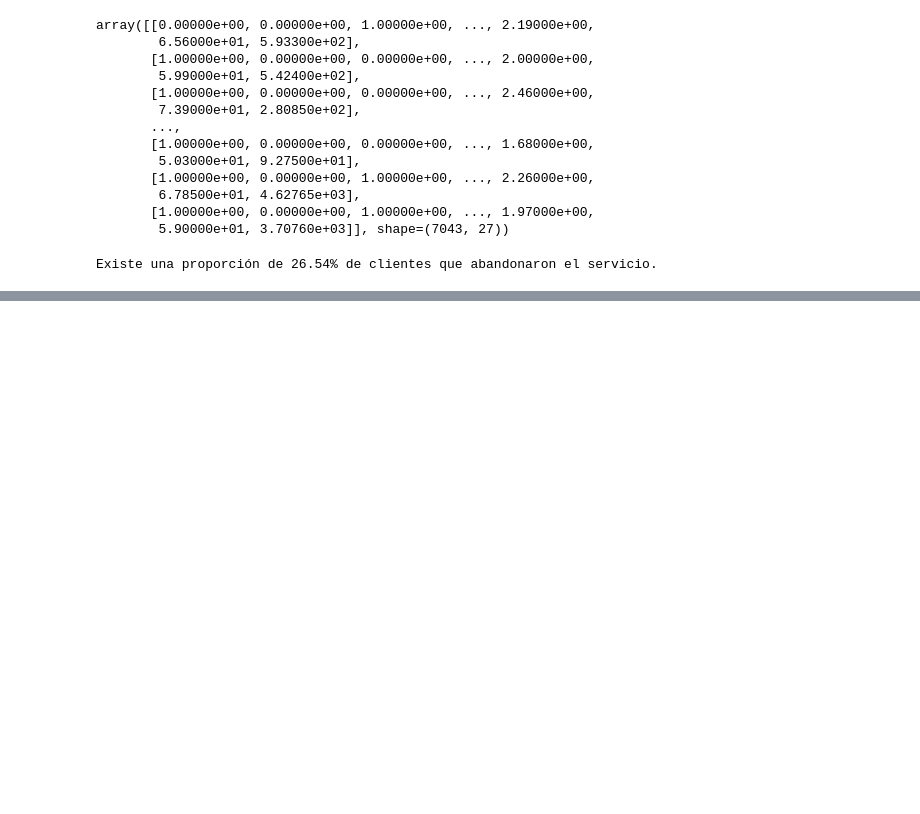
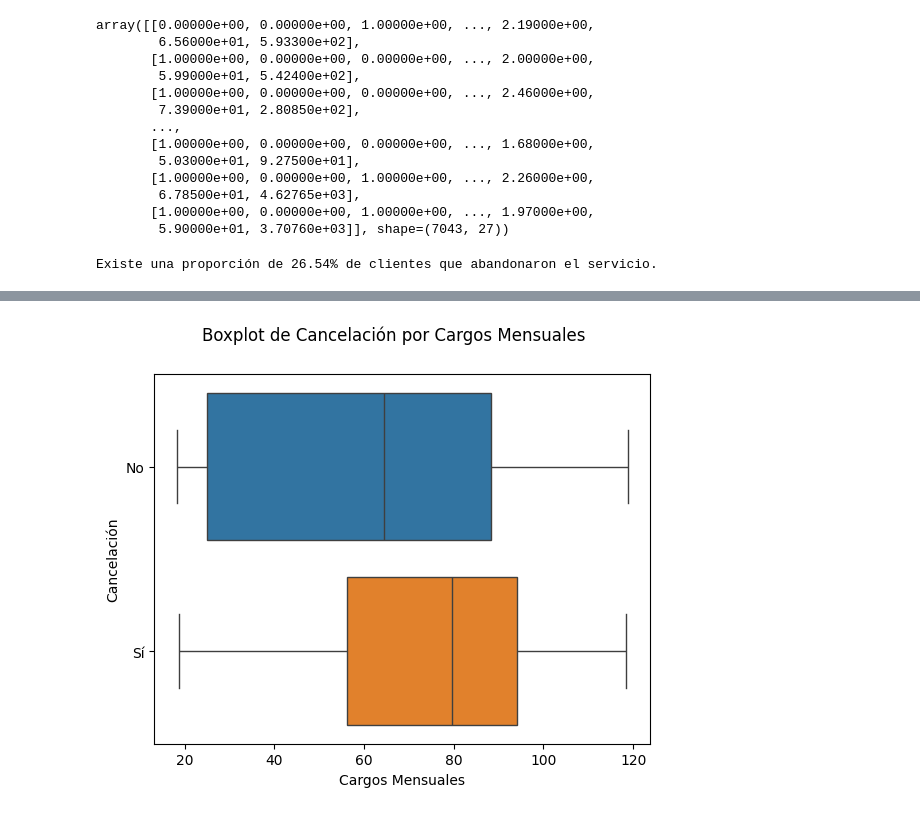
Before and after one commit to IsaiasRVH2/Challenge-Telecom-X-Parte-2, a Jupyter notebook: telecomx_churn_prediction.ipynb, the cells around one changed output, grey strips where cells are left out. Cells and saved outputs as stored; diff of their text form; code cells hidden in the pictures; blank space fills up the shorter version.

```diff
--- a/telecomx_churn_prediction.ipynb
+++ b/telecomx_churn_prediction.ipynb
@@ -112,0 +144,10 @@ X_normalizado = scaler.fit_transform(X_balanceado)
+# %%
+fig = plt.figure()
+sns.boxplot(data=df, y='Churn', x='ChargesMonthly', hue='Churn')
+fig.suptitle('Boxplot de Cancelación por Cargos Mensuales')
+fig.axes[0].set_xlabel('Cargos Mensuales')
+fig.axes[0].set_ylabel('Cancelación')
+fig.axes[0].set_yticks([0, 1], labels=['No', 'Sí'])
+plt.show()
+# %% [output]
+[figure, added]
```
Also changed, not shown: parts of 6 cells of this notebook.
